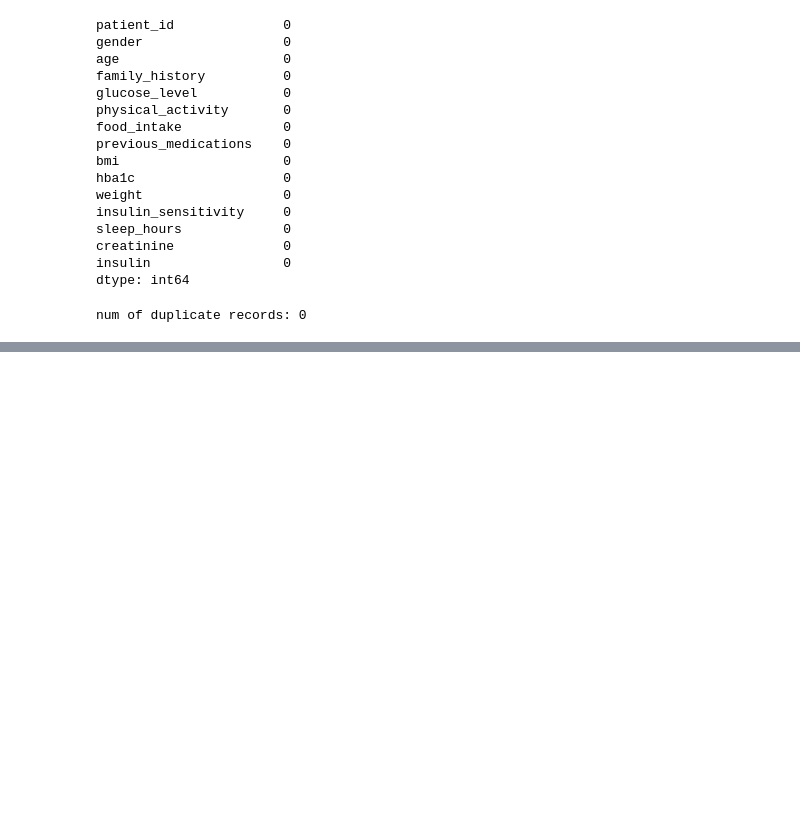
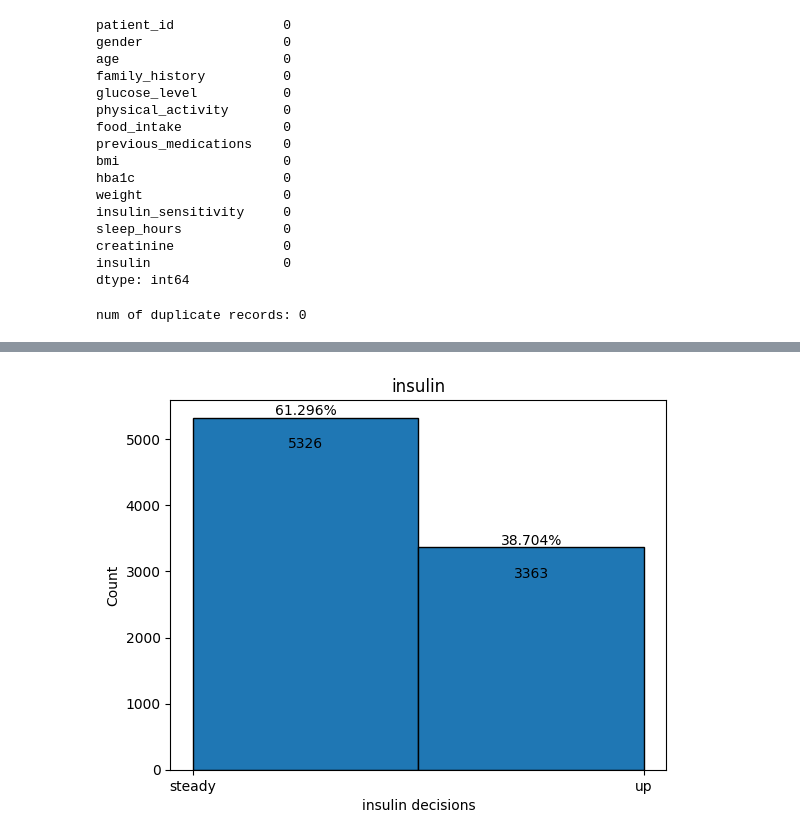
Before and after one commit to srikaldata/ml-zoomcamp-2025, a Jupyter notebook: midterm-project/modeling.ipynb, the cells around one changed output, grey strips where cells are left out. Drawn from its saved outputs; the diff is of its cells as text; code cells hidden in the pictures; blank space fills up the shorter version.

```diff
--- a/midterm-project/modeling.ipynb
+++ b/midterm-project/modeling.ipynb
@@ -129,0 +146,3 @@ num of duplicate records: 0
+# %%
+# dropping unwanted target variables
+pathealth_df.drop(pathealth_df[pathealth_df['insulin'].isin(['no', 'down'])].index, inplace=True)
@@ -129,0 +166,22 @@ num of duplicate records: 0
+# %%
+# distribution of the target variable after modifying the dataframe
+
+# plotting the labels
+counts, bins, patches = plt.hist(pathealth_df['insulin'], bins=len(pathealth_df['insulin'].unique()), edgecolor='black')
+
+# plot the labels
+bin_width = bins[1] - bins[0]
+
+for count, bin_edge in zip(counts, bins):
+    if count > 0:
+        plt.text(bin_edge + bin_width/2, count-500, str(int(count)), ha='center', va='bottom')
+        plt.text(bin_edge + bin_width/2, count, str(round(count/len(pathealth_df['insulin'])*100,3))+'%', ha='center', va='bottom')
+
+
+plt.title('insulin')
+plt.xlabel('insulin decisions')
+plt.ylabel('Count')
+
+plt.show()
+# %% [output]
+[figure, added]
```
Also changed, not shown: parts of 12 cells of this notebook.
